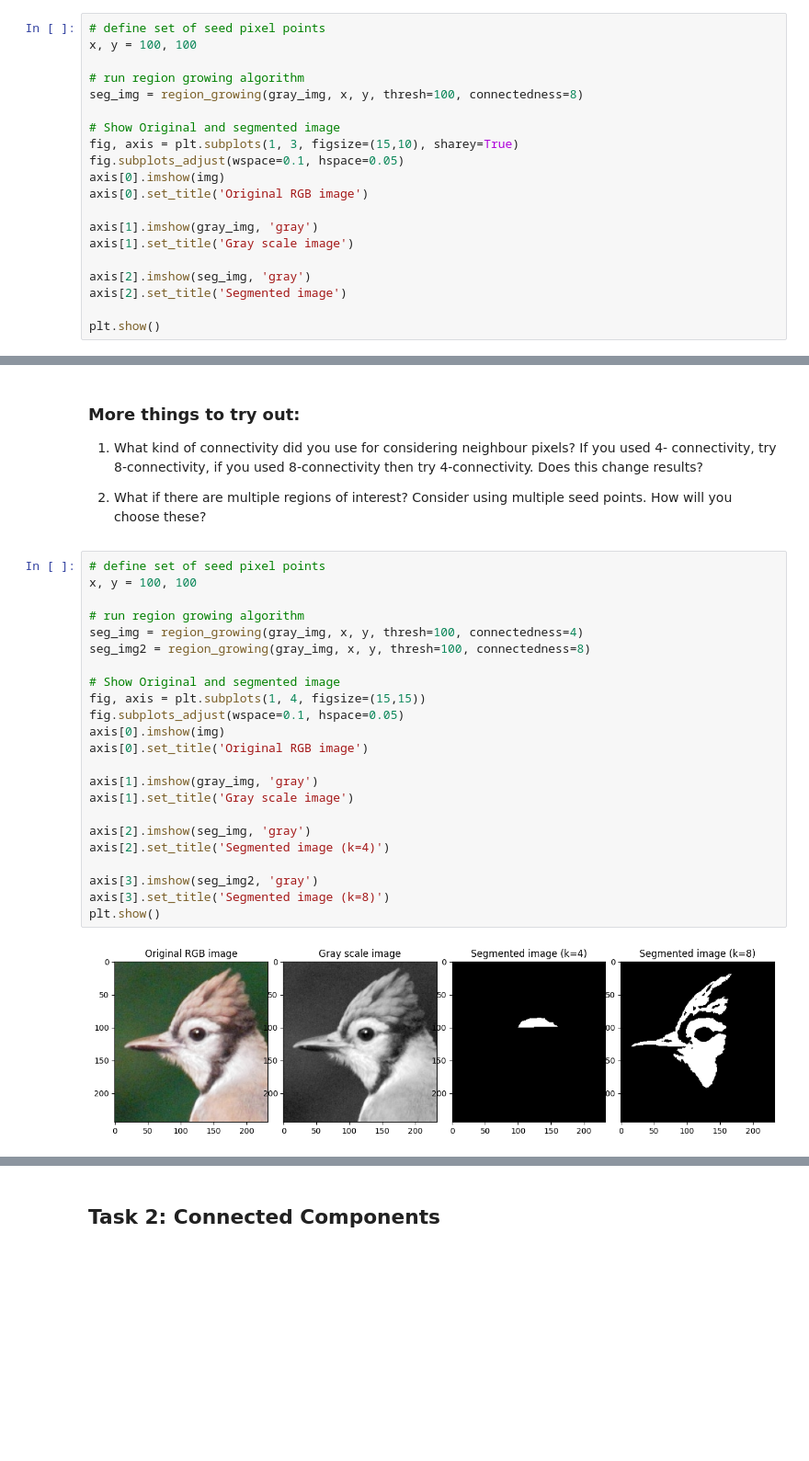
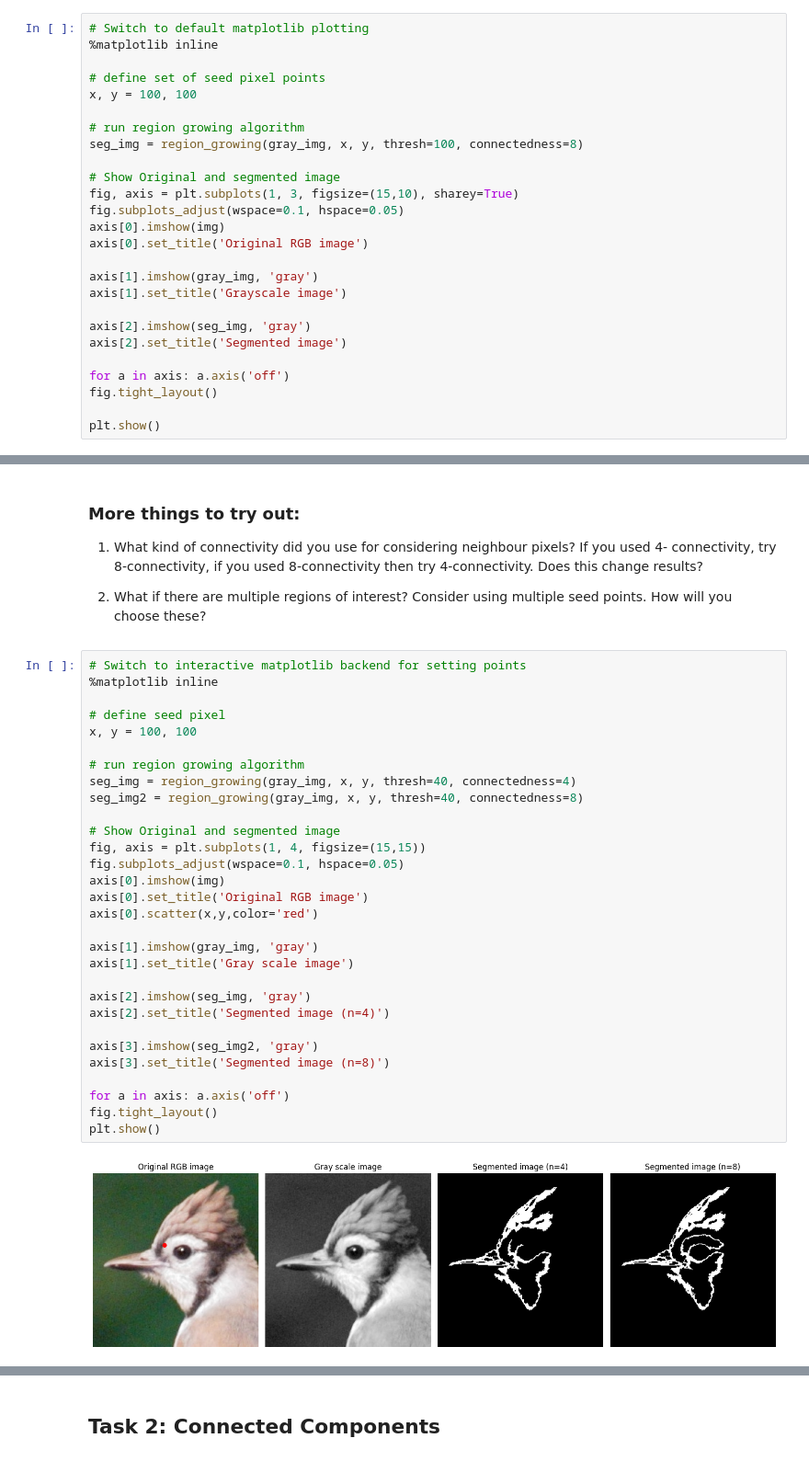
Before and after one commit to juliusuberall/ImPro26, a Jupyter notebook: labs/week_4.ipynb, the cells around one changed output, grey strips where cells are left out. Shown at 92% size. Drawn from its saved outputs; the diff is of its cells as text; blank space fills up the shorter version.

```diff
--- a/labs/week_4.ipynb
+++ b/labs/week_4.ipynb
@@ -139,6 +148,9 @@ def region_growing(img, x, y, thresh=100, connectedness=4):
     # Release binary region results - Without the clipping the region edge would be drawn in a separate color
     return np.clip(bin_img, 0, 1)
 # %%
+# Switch to default matplotlib plotting
+%matplotlib inline
+
 # define set of seed pixel points
 x, y = 100, 100
 
@@ -152,10 +164,13 @@ axis[0].imshow(img)
 axis[0].set_title('Original RGB image')
 
 axis[1].imshow(gray_img, 'gray')
-axis[1].set_title('Gray scale image')
+axis[1].set_title('Grayscale image')
 
 axis[2].imshow(seg_img, 'gray')
 axis[2].set_title('Segmented image')
 
+for a in axis: a.axis('off')
+fig.tight_layout()
+
 plt.show()
 # %% [output]
@@ -213,27 +233,34 @@ Which one is better?
 
 2. What if there are multiple regions of interest? Consider using multiple seed points. How will you choose these?
 # %%
-# define set of seed pixel points
+# Switch to interactive matplotlib backend for setting points
+%matplotlib inline
+
+# define seed pixel
 x, y = 100, 100
 
 # run region growing algorithm
-seg_img = region_growing(gray_img, x, y, thresh=100, connectedness=4)
-seg_img2 = region_growing(gray_img, x, y, thresh=100, connectedness=8)
+seg_img = region_growing(gray_img, x, y, thresh=40, connectedness=4)
+seg_img2 = region_growing(gray_img, x, y, thresh=40, connectedness=8)
 
 # Show Original and segmented image
 fig, axis = plt.subplots(1, 4, figsize=(15,15))
 fig.subplots_adjust(wspace=0.1, hspace=0.05)
 axis[0].imshow(img)
 axis[0].set_title('Original RGB image')
+axis[0].scatter(x,y,color='red')
 
 axis[1].imshow(gray_img, 'gray')
 axis[1].set_title('Gray scale image')
 
 axis[2].imshow(seg_img, 'gray')
-axis[2].set_title('Segmented image (k=4)')
+axis[2].set_title('Segmented image (n=4)')
 
 axis[3].imshow(seg_img2, 'gray')
-axis[3].set_title('Segmented image (k=8)')
+axis[3].set_title('Segmented image (n=8)')
+
+for a in axis: a.axis('off')
+fig.tight_layout()
 plt.show()
 # %% [output]
-[figure, old version]
+[figure, new version]
```
Also changed, not shown: parts of 12 cells of this notebook, 3 other files.
